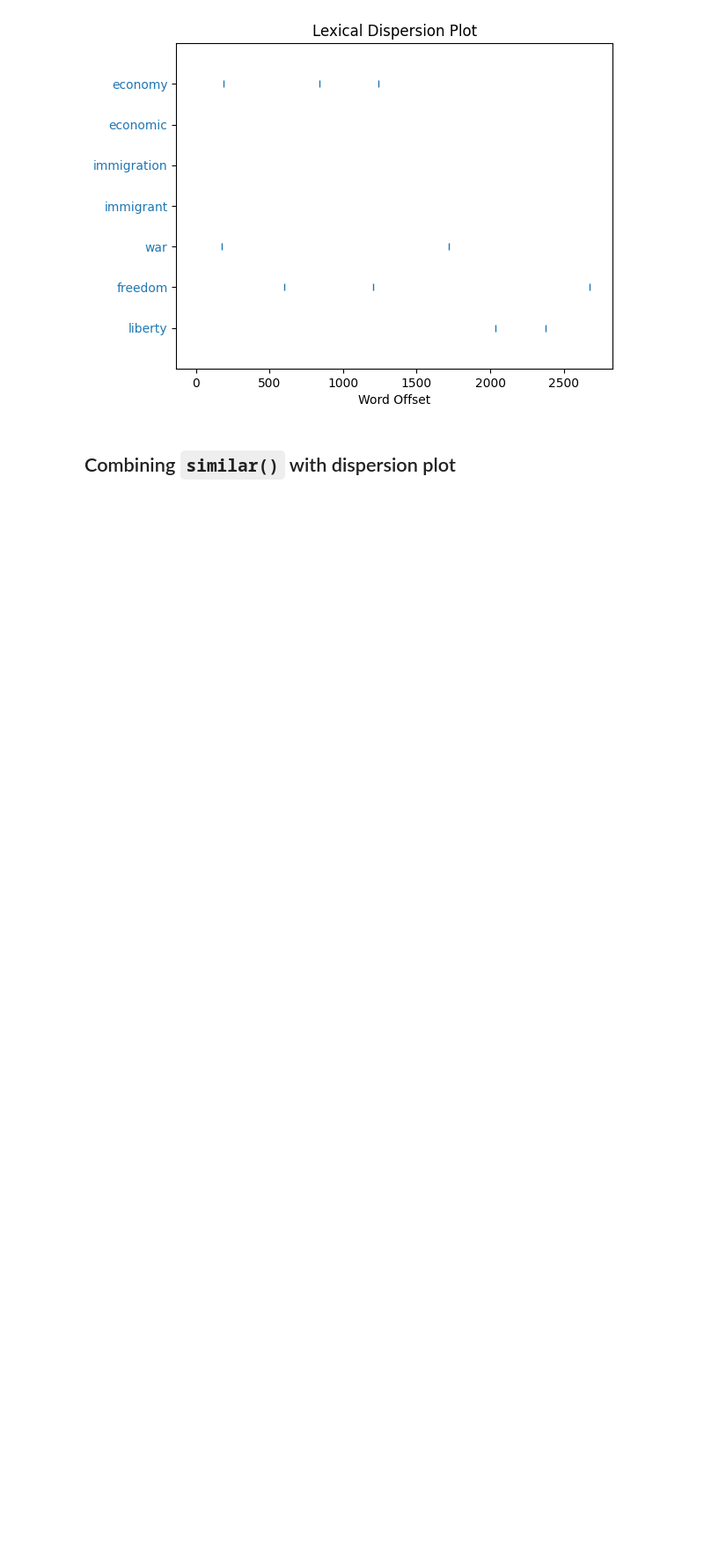
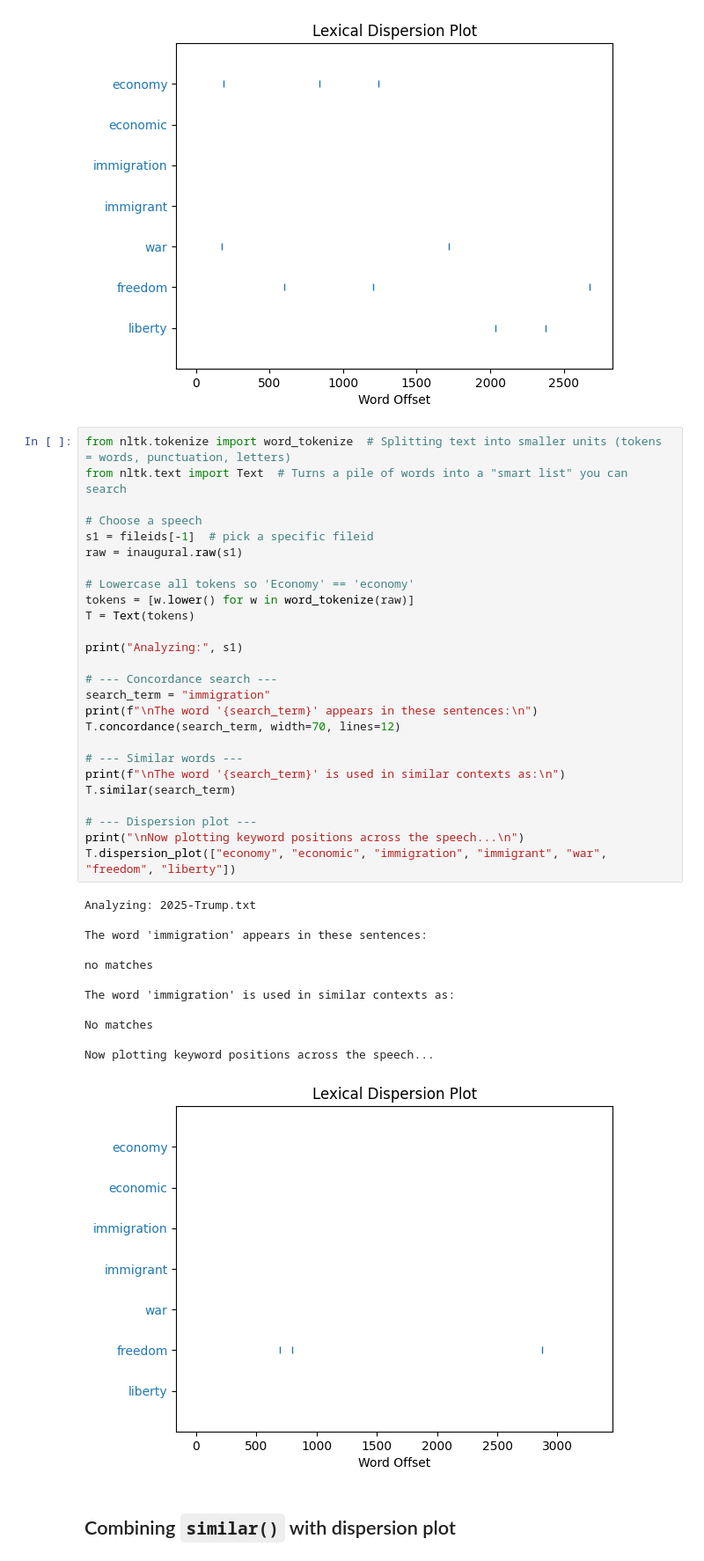
Before and after one commit to ellenwang995/week3_NLTK, a Jupyter notebook: NLTK_Workshop_policy.ipynb, the cells around one changed output. Shown at 88% size. Cells and saved outputs as stored; diff of their text form; blank space fills up the shorter version.

```diff
--- a/NLTK_Workshop_policy.ipynb
+++ b/NLTK_Workshop_policy.ipynb
@@ -115,6 +117,45 @@ nation spirit journey government
 
 Now plotting keyword positions across the speech...
 [figure]
+# %%
+from nltk.tokenize import word_tokenize  # Splitting text into smaller units (tokens = words, punctuation, letters)
+from nltk.text import Text  # Turns a pile of words into a "smart list" you can search
+
+# Choose a speech
+s1 = fileids[-1]  # pick a specific fileid
+raw = inaugural.raw(s1)
+
+# Lowercase all tokens so 'Economy' == 'economy'
+tokens = [w.lower() for w in word_tokenize(raw)]
+T = Text(tokens)
+
+print("Analyzing:", s1)
+
+# --- Concordance search ---
+search_term = "immigration"
+print(f"\nThe word '{search_term}' appears in these sentences:\n")
+T.concordance(search_term, width=70, lines=12)
+
+# --- Similar words ---
+print(f"\nThe word '{search_term}' is used in similar contexts as:\n")
+T.similar(search_term)
+
+# --- Dispersion plot ---
+print("\nNow plotting keyword positions across the speech...\n")
+T.dispersion_plot(["economy", "economic", "immigration", "immigrant", "war", "freedom", "liberty"])
+# %% [output]
+Analyzing: 2025-Trump.txt
+
+The word 'immigration' appears in these sentences:
+
+no matches
+
+The word 'immigration' is used in similar contexts as:
+
+No matches
+
+Now plotting keyword positions across the speech...
+[figure, added]
 # %% [markdown]
 ## Combining `similar()` with dispersion plot
 # %%
```
Also changed, not shown: parts of 3 cells of this notebook.
